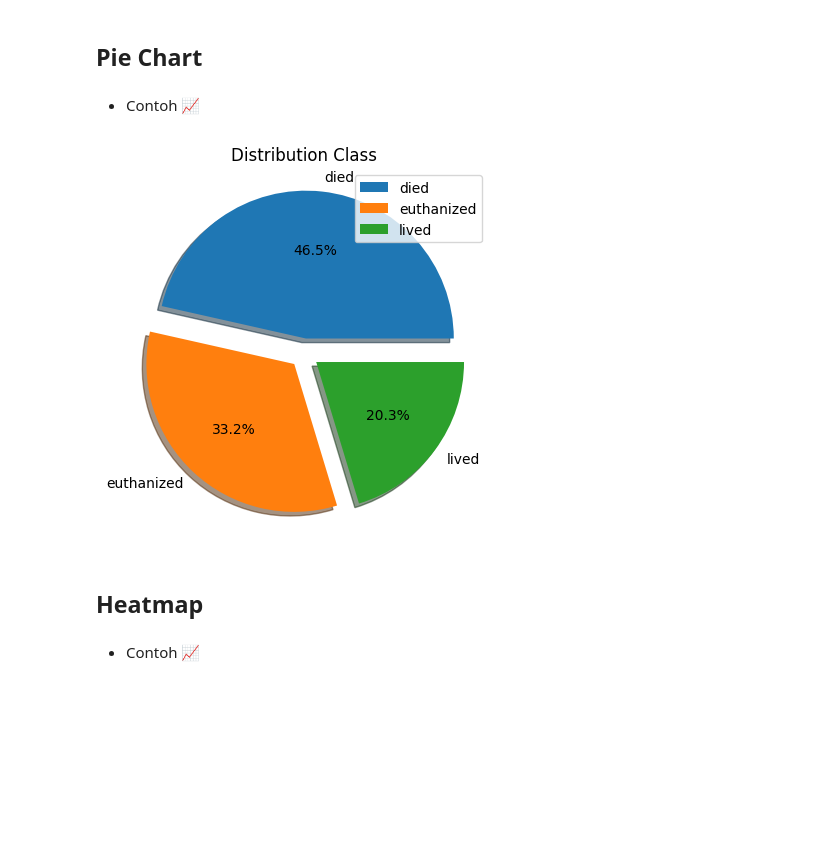
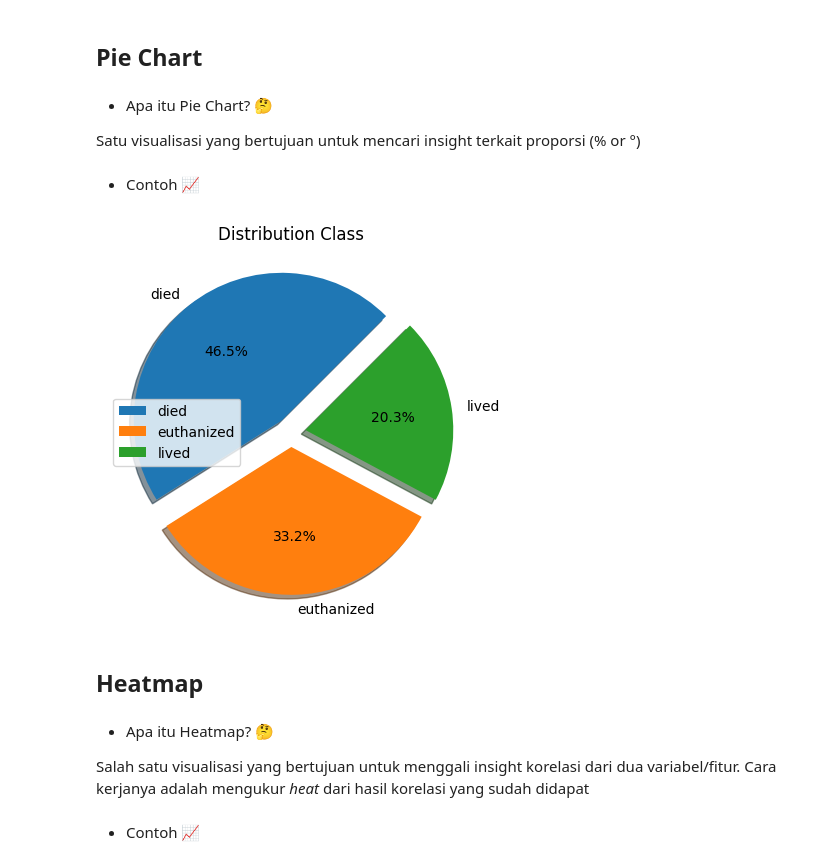
Before and after one commit to dhiiil/BCC-Prepocessing-n-EDA, a Jupyter notebook: Exploratory.ipynb, the cells around one changed output. Saved outputs shown, nothing was run; the diff lists cells and outputs as text; code cells hidden in the pictures; blank space fills up the shorter version.

```diff
--- a/Exploratory.ipynb
+++ b/Exploratory.ipynb
@@ -336,23 +342,31 @@ plt.grid()
 # experiment
 # %% [markdown]
 ## Pie Chart
+# %% [markdown]
+- Apa itu Pie Chart? 🤔<br>
+
+Satu visualisasi yang bertujuan untuk mencari insight terkait proporsi (% or °)
 # %% [markdown]
 - Contoh 📈
 # %%
 label = horse_health_data["outcome"].unique()
 size = horse_health_data["outcome"].value_counts()
 explode_size = [0.1] * len(label)
 
-plt.pie(size, labels=label, autopct="%1.1f%%", explode=explode_size, shadow=True)
+plt.pie(size, labels=label, autopct="%1.1f%%", explode=explode_size, shadow=True, startangle=45)
 plt.title("Distribution Class")
 plt.legend()
 %matplotlib inline
 # %% [output]
-[figure, old version]
+[figure, new version]
 # %%
 # experiment
 # %% [markdown]
 ## Heatmap
+# %% [markdown]
+- Apa itu Heatmap? 🤔<br>
+
+Salah satu visualisasi yang bertujuan untuk menggali insight korelasi dari dua variabel/fitur. Cara kerjanya adalah mengukur *heat* dari hasil korelasi yang sudah didapat
 # %% [markdown]
 - Contoh 📈
 # %%
```
Also changed, not shown: parts of 7 cells of this notebook, 1 other file.
